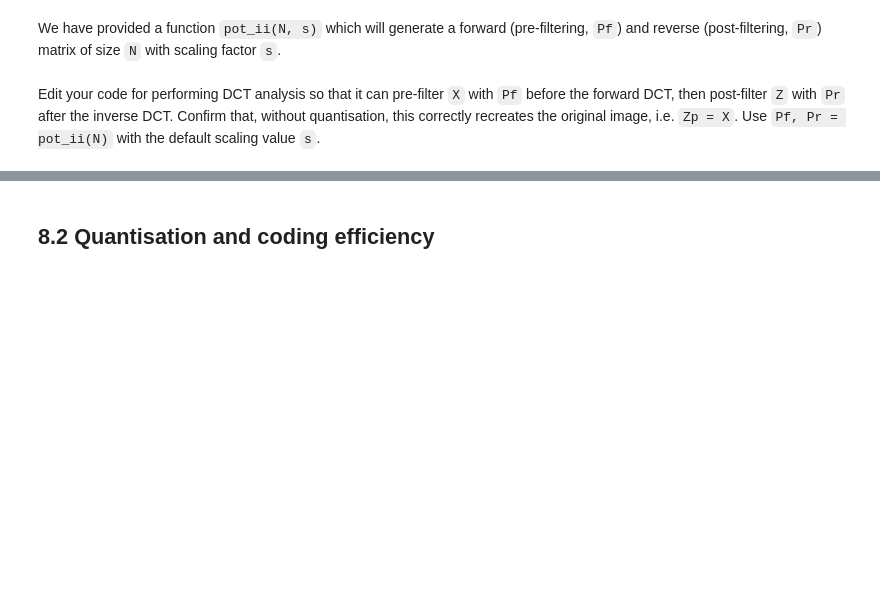
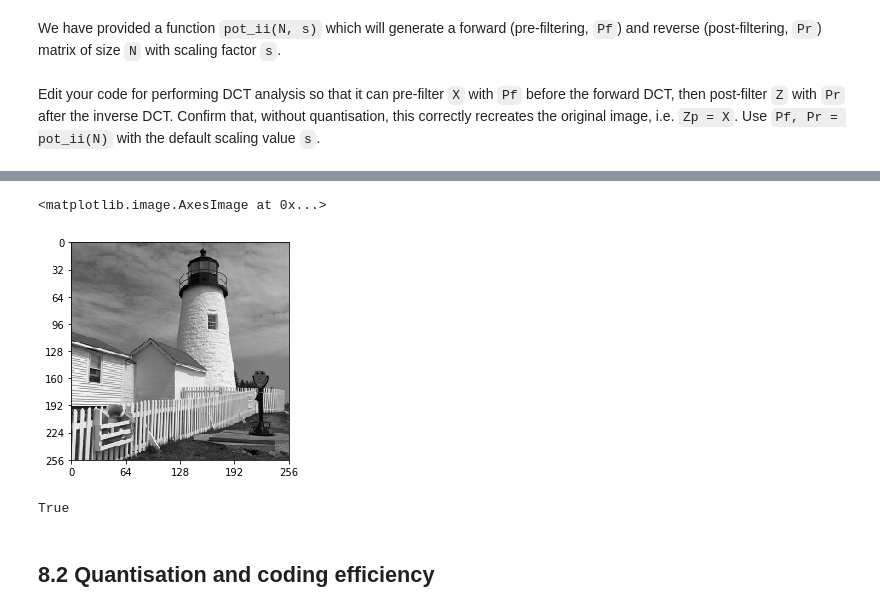
Before and after one commit to barkermrl/ImageProcessing, a Jupyter notebook: 8-lbt.ipynb, the cells around one changed output, grey strips where cells are left out. Cells and saved outputs as stored; diff of their text form; code cells hidden in the pictures; blank space fills up the shorter version.

```diff
--- a/8-lbt.ipynb
+++ b/8-lbt.ipynb
@@ -101,3 +129,18 @@ default scaling value `s`.
+# %%
+Z = colxfm(colxfm(Y.T, C.T).T, C.T)
+Zp = Z.copy()  #copy the non-transformed edges directly from Z
+Zp[:,t] = colxfm(Zp[:,t].T, Pr.T).T
+Zp[t,:] = colxfm(Zp[t,:], Pr.T)
+
+fig, ax = plt.subplots()
+plot_image(Zp, ax=ax)
+# %% [output]
+<matplotlib.image.AxesImage at 0x...>
+[figure, added]
+# %%
+np.allclose(X, Zp)
+# %% [output]
+True
 # %% [markdown]
 ## 8.2 Quantisation and coding efficiency
 # %% [markdown]
```
Also changed, not shown: parts of 18 cells of this notebook, 2 other files.
